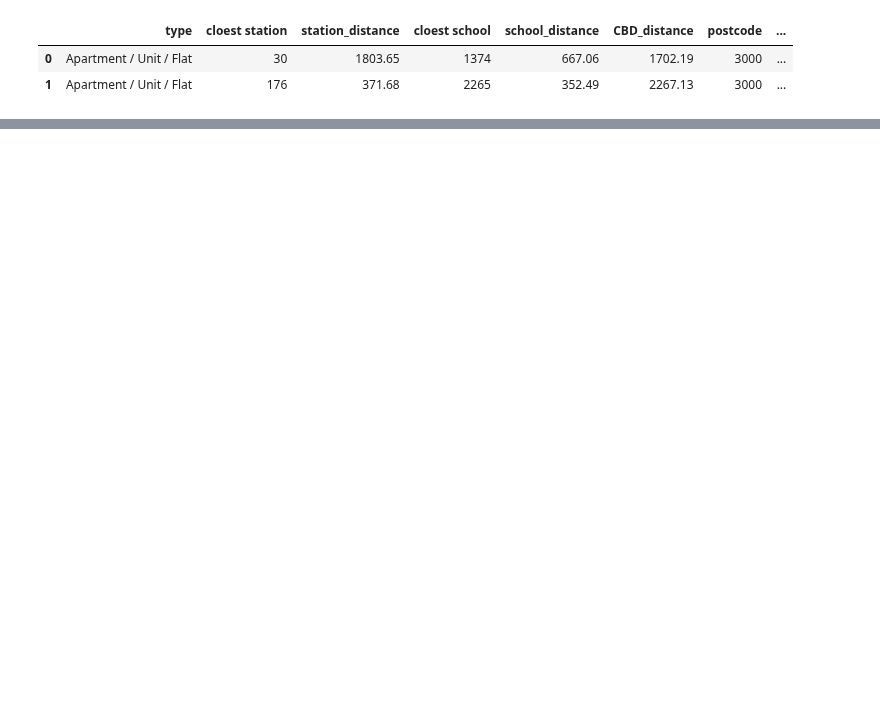
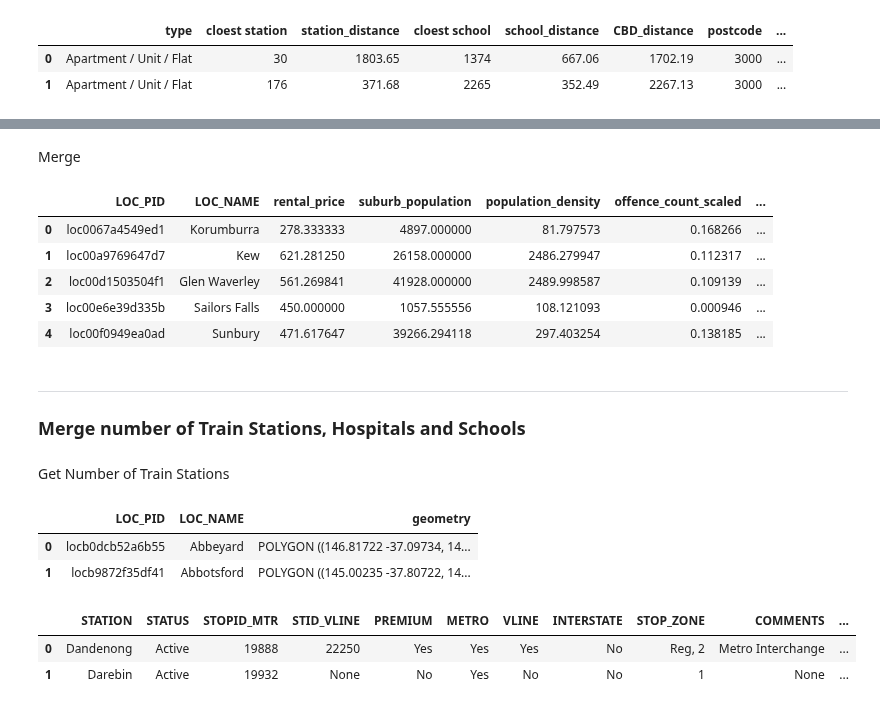
Before and after one commit to MAST30034-Applied-Data-Science/generic-real-estate-consulting-project-group-6, a Jupyter notebook: notebooks/preoprecess_suburb.ipynb, the cells around one changed output, grey strips where cells are left out. Cells and saved outputs as stored; diff of their text form; code cells hidden in the pictures; blank space fills up the shorter version.

```diff
--- a/notebooks/preoprecess_suburb.ipynb
+++ b/notebooks/preoprecess_suburb.ipynb
@@ -24,3 +23,6 @@ property.head(2)
 |  | type | cloest station | station_distance | cloest school | school_distance | CBD_distance | postcode | ... |
 | 0 | Apartment / Unit / Flat | 30 | 1803.65 | 1374 | 667.06 | 1702.19 | 3000 | ... |
 | 1 | Apartment / Unit / Flat | 176 | 371.68 | 2265 | 352.49 | 2267.13 | 3000 | ... |
+# %%
+rental_price = property[['LOC_PID', 'LOC_NAME', 'cost']].groupby(["LOC_PID", "LOC_NAME"], as_index=False).mean()
+rental_price.head()
@@ -26,0 +40,3 @@ property.head(2)
+# %%
+pop_income = property[['LOC_PID', 'LOC_NAME', 'suburb_population', 'density', 'offence_count_scaled', '2022_income']].groupby(["LOC_PID", "LOC_NAME"]).apply(lambda x : x).drop_duplicates()
+pop_income.head()
@@ -26,0 +50,33 @@ property.head(2)
+# %% [markdown]
+Merge
+# %%
+suburb_info = pd.merge(rental_price, pop_income.drop('LOC_NAME', axis=1), on='LOC_PID', how='left')
+suburb_info = suburb_info.rename(columns={'cost' : 'rental_price', 'density' : 'population_density'})
+suburb_info.head()
+# %% [output]
+|  | LOC_PID | LOC_NAME | rental_price | suburb_population | population_density | offence_count_scaled | ... |
+| 0 | loc0067a4549ed1 | Korumburra | 278.333333 | 4897.000000 | 81.797573 | 0.168266 | ... |
+| 1 | loc00a9769647d7 | Kew | 621.281250 | 26158.000000 | 2486.279947 | 0.112317 | ... |
+| 2 | loc00d1503504f1 | Glen Waverley | 561.269841 | 41928.000000 | 2489.998587 | 0.109139 | ... |
+| 3 | loc00e6e39d335b | Sailors Falls | 450.000000 | 1057.555556 | 108.121093 | 0.000946 | ... |
+| 4 | loc00f0949ea0ad | Sunbury | 471.617647 | 39266.294118 | 297.403254 | 0.138185 | ... |
+# %% [markdown]
+---------
+### Merge number of Train Stations, Hospitals and Schools
+# %% [markdown]
+Get Number of Train Stations
+# %%
+suburb_shp = gpd.read_file('../data/raw/external_data/vic_localities/vic_localities.shp')
+suburb_shp = suburb_shp[['LOC_PID', 'LOC_NAME', 'geometry']]
+train_station = gpd.read_file('../data/raw/train_station/ll_gda2020/esrishape/whole_of_dataset/victoria/TRANSPORT/VIC_RAILWAY_STATIONS.shp')
+suburb_shp.head(2)
+# %% [output]
+|  | LOC_PID | LOC_NAME | geometry |
+| 0 | locb0dcb52a6b55 | Abbeyard | POLYGON ((146.81722 -37.09734, 14... |
+| 1 | locb9872f35df41 | Abbotsford | POLYGON ((145.00235 -37.80722, 14... |
+# %%
+train_station.head(2)
+# %% [output]
+|  | STATION | STATUS | STOPID_MTR | STID_VLINE | PREMIUM | METRO | VLINE | INTERSTATE | STOP_ZONE | COMMENTS | ... |
+| 0 | Dandenong | Active | 19888 | 22250 | Yes | Yes | Yes | No | Reg, 2 | Metro Interchange | ... |
+| 1 | Darebin | Active | 19932 | None | No | Yes | No | No | 1 | None | ... |
```
Also changed, not shown: parts of 15 cells of this notebook, 2 other files.
